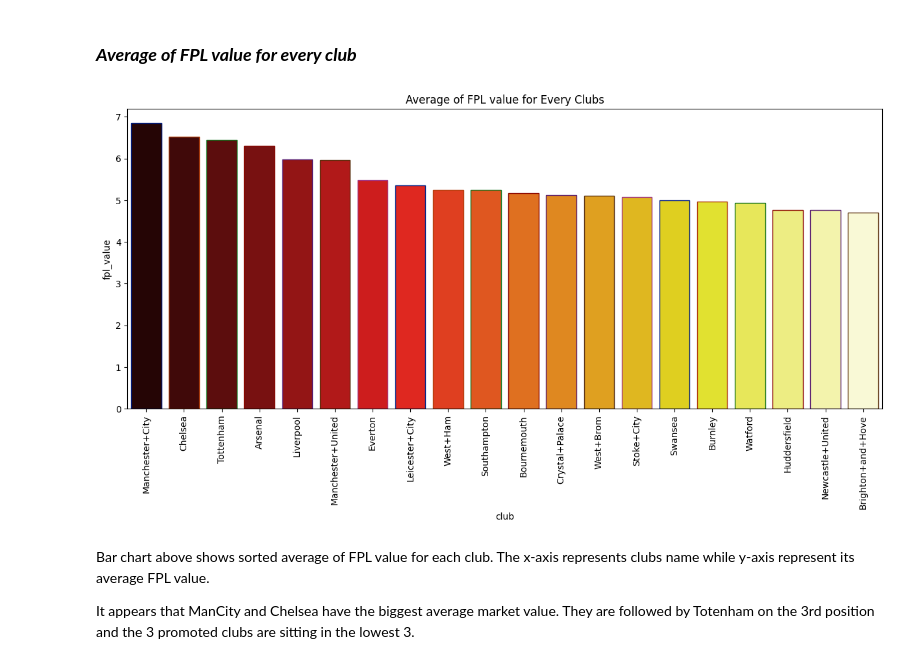
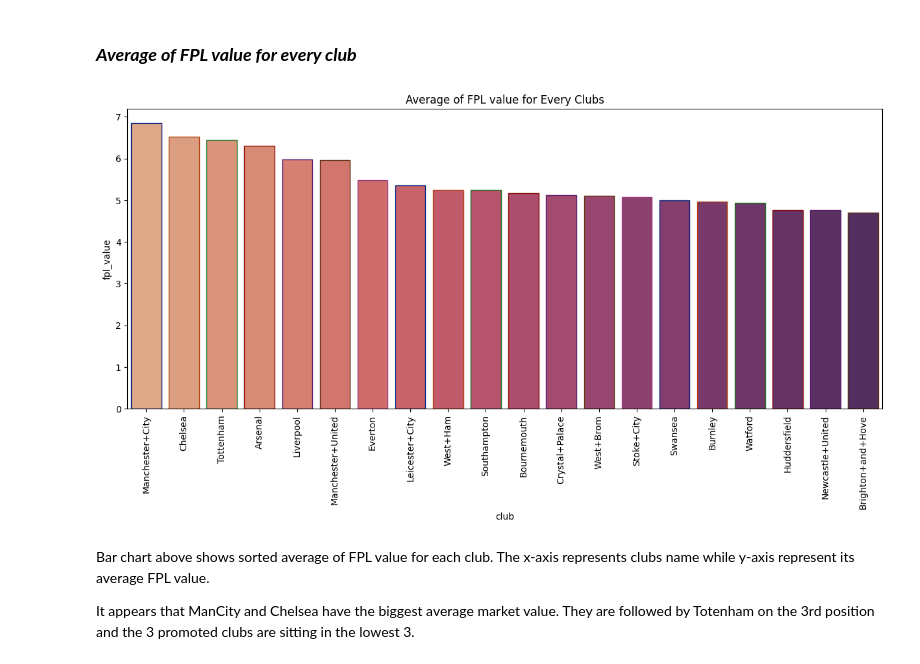
Before and after one commit to Sark-07/Player_market_value, a Jupyter notebook: football_player_market_value.ipynb, the cells around one changed output. Saved outputs shown, nothing was run; the diff lists cells and outputs as text; code cells hidden in the pictures.

Commit message:
Changed palette

```diff
--- a/football_player_market_value.ipynb
+++ b/football_player_market_value.ipynb
@@ -195,12 +195,12 @@ It appears that Harry Kane has the biggest FPL value, followed by Alexis Sanchez
 # %%
 players_meanfv=pd.DataFrame(players.groupby(['club'])['fpl_value'].mean()).reset_index().sort_values('fpl_value',ascending=False)
 plt.subplots(figsize=(15,6))
-sns.barplot(x="club", y="fpl_value",data=players_meanfv,palette='hot',edgecolor=sns.color_palette('dark',7))
+sns.barplot(x="club", y="fpl_value",data=players_meanfv,palette='flare',edgecolor=sns.color_palette('dark',7))
 plt.xticks(rotation=90)
 plt.title('Average of FPL value for Every Clubs')
 plt.show()
 # %% [output]
-[figure, old version]
+[figure, new version]
 # %% [markdown]
 Bar chart above shows sorted average of FPL value for each club. The x-axis represents clubs name while y-axis represent its average FPL value.
 
```
Also changed, not shown: parts of 3 cells of this notebook.
